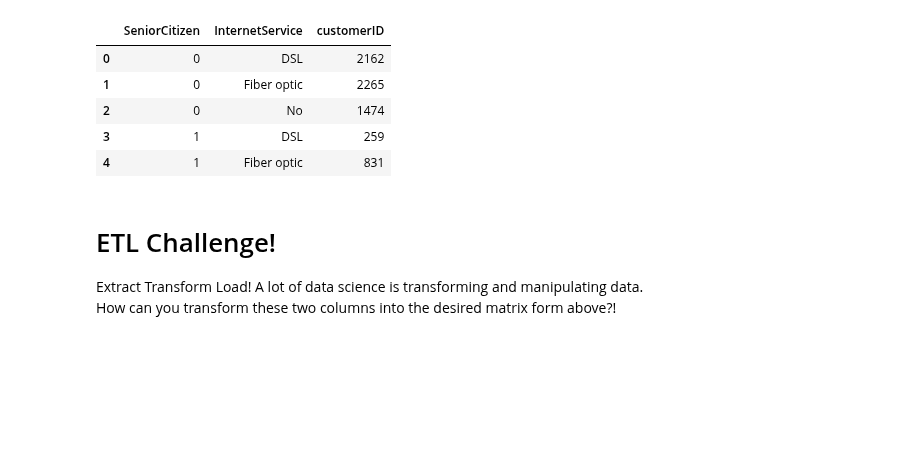
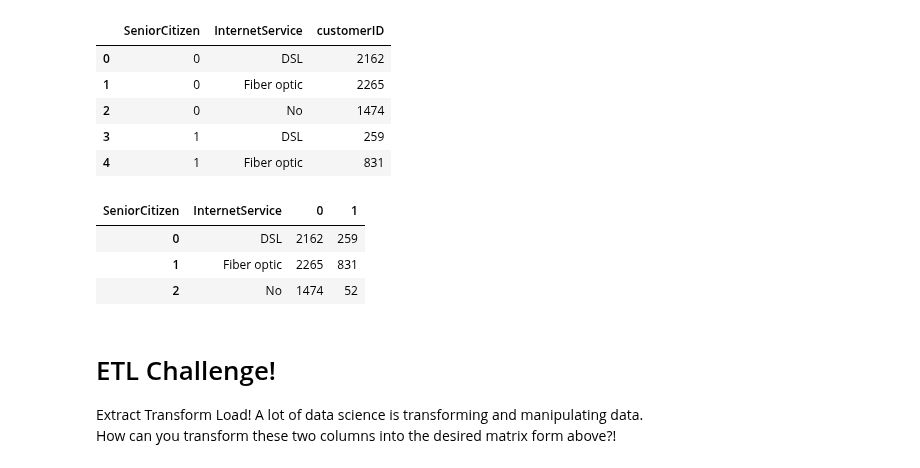
Before and after one commit to JC-B/ds-categorical-vars-heatmap-qa-internal, a Jupyter notebook: index.ipynb, the cells around one changed output. Drawn from its saved outputs; the diff is of its cells as text; code cells hidden in the pictures; blank space fills up the shorter version.

```diff
--- a/index.ipynb
+++ b/index.ipynb
@@ -102,8 +102,13 @@ grouped.head()
 | 3 | 1 | DSL | 259 |
 | 4 | 1 | Fiber optic | 831 |
 # %%
-pivot = grouped.pivot(index='InternetService', columns='SeniorCitizen', values='Deaths_mean')
+pivot = grouped.pivot(index='InternetService', columns='SeniorCitizen', values='customerID').reset_index()
 pivot.head()
+# %% [output]
+| SeniorCitizen | InternetService | 0 | 1 |
+| 0 | DSL | 2162 | 259 |
+| 1 | Fiber optic | 2265 | 831 |
+| 2 | No | 1474 | 52 |
 # %% [markdown]
 # ETL Challenge!
 Extract Transform Load! A lot of data science is transforming and manipulating data.
```
